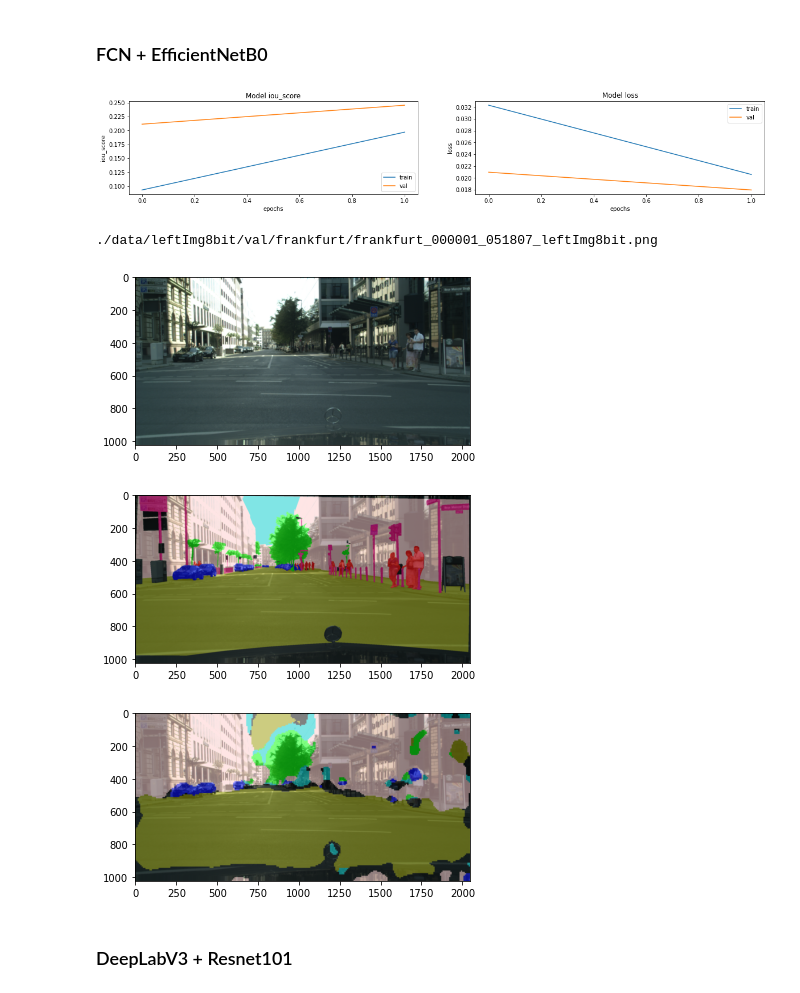
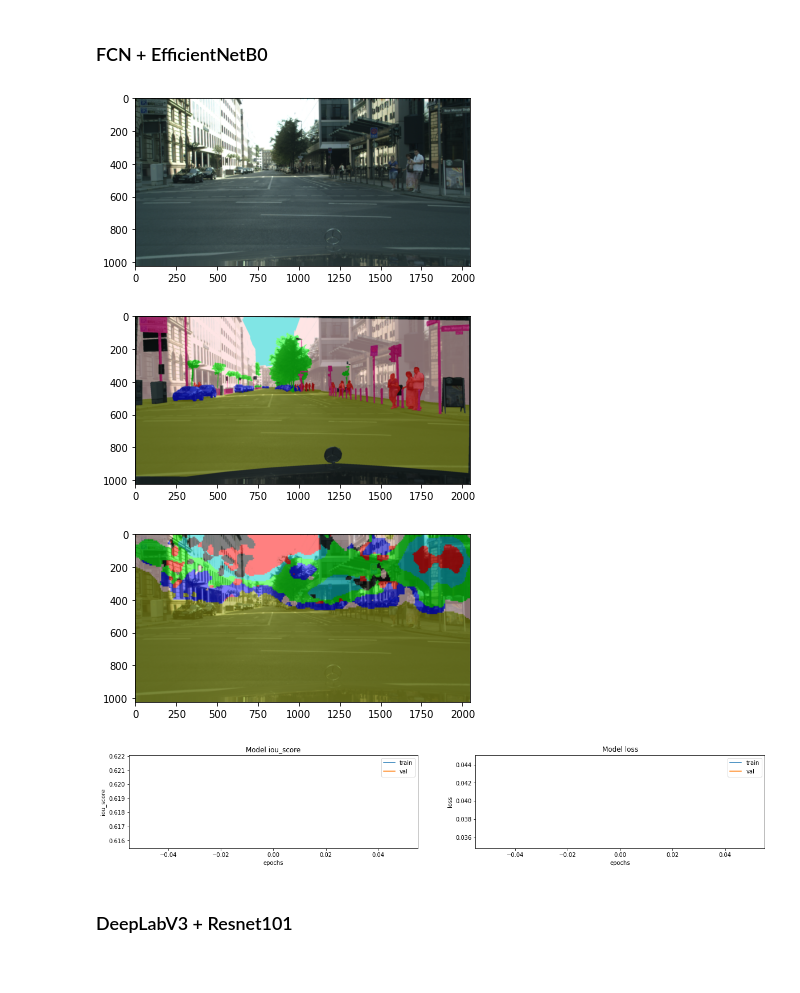
Before and after one commit to ThibaultDieudonne/Car-Computer-Vision-development, a Jupyter notebook: n.ipynb, the cells around one changed output. Drawn from its saved outputs; the diff is of its cells as text; code cells hidden in the pictures.

```diff
--- a/n.ipynb
+++ b/n.ipynb
@@ -482,13 +482,2 @@ if not skip:
-# %%
-if not skip:
-    if not trained:
-        train_ds = get_dataset(train_df, augment=1)
-        train_model(model, model_name, train_ds, val_ds)
-    else:
-        model.load_weights(f"./models/{model_name}_weights.h5")
-
-    display_learning_curves(model_name, "iou_score")
-
-    prediction_display(model, 180)
 # %% [markdown]
 ### FCN + EfficientNetB0
@@ -550,14 +484,43 @@ def train_full_model():
-# %%
-model = load_advanced_model("FCNEFFNETB0", "efficientnetb0")
-display_learning_curves("FCNEFFNETB0", "iou_score")
-# %% [output]
-[figure, removed]
-# %%
-prediction_display(model, 180)
-# %% [output]
-./data/leftImg8bit/val/frankfurt/frankfurt_000001_051807_leftImg8bit.png
-[figure, removed]
-[figure, removed]
-[figure, removed]
+# %%
+if MODEL == "FCN" or ALL_MODELS:
+
+    if ALL_MODELS:
+        MODEL = "FCN"
+
+    BACKBONE = "efficientnetb0"
+
+    if not os.path.isfile(f"./models/{MODEL}_weights.h5"):
+        HEIGHT = 224
+        WIDTH = 224
+    else:
+        HEIGHT = 1024
+        WIDTH = 2048
+
+    base_model, layers, layer_names = tasm.create_base_model(name=BACKBONE,
+                                                         weights=WEIGHTS,
+                                                         height=HEIGHT,
+                                                         width=WIDTH,
+                                                         include_top=True,
+                                                         pooling=None)
+
+    model = tasm.FCN(n_classes=8,
+                   height=HEIGHT,
+                   width=WIDTH,
+                   base_model=base_model,
+                   output_layers=layers,
+                   backbone_trainable=True)
+
+    if not os.path.isfile(f"./models/{MODEL}_weights.h5"):
+        train_advanced_model(model)
+    else:
+        model = load_advanced_model(model)
+        prediction_display(model, 180)
+
+    display_learning_curves(MODEL, "iou_score")
+# %% [output]
+[figure, added]
+[figure, added]
+[figure, added]
+[figure, added]
 # %% [markdown]
 ### DeepLabV3 + Resnet101
```
Also changed, not shown: parts of 16 cells of this notebook, 5 other files.
